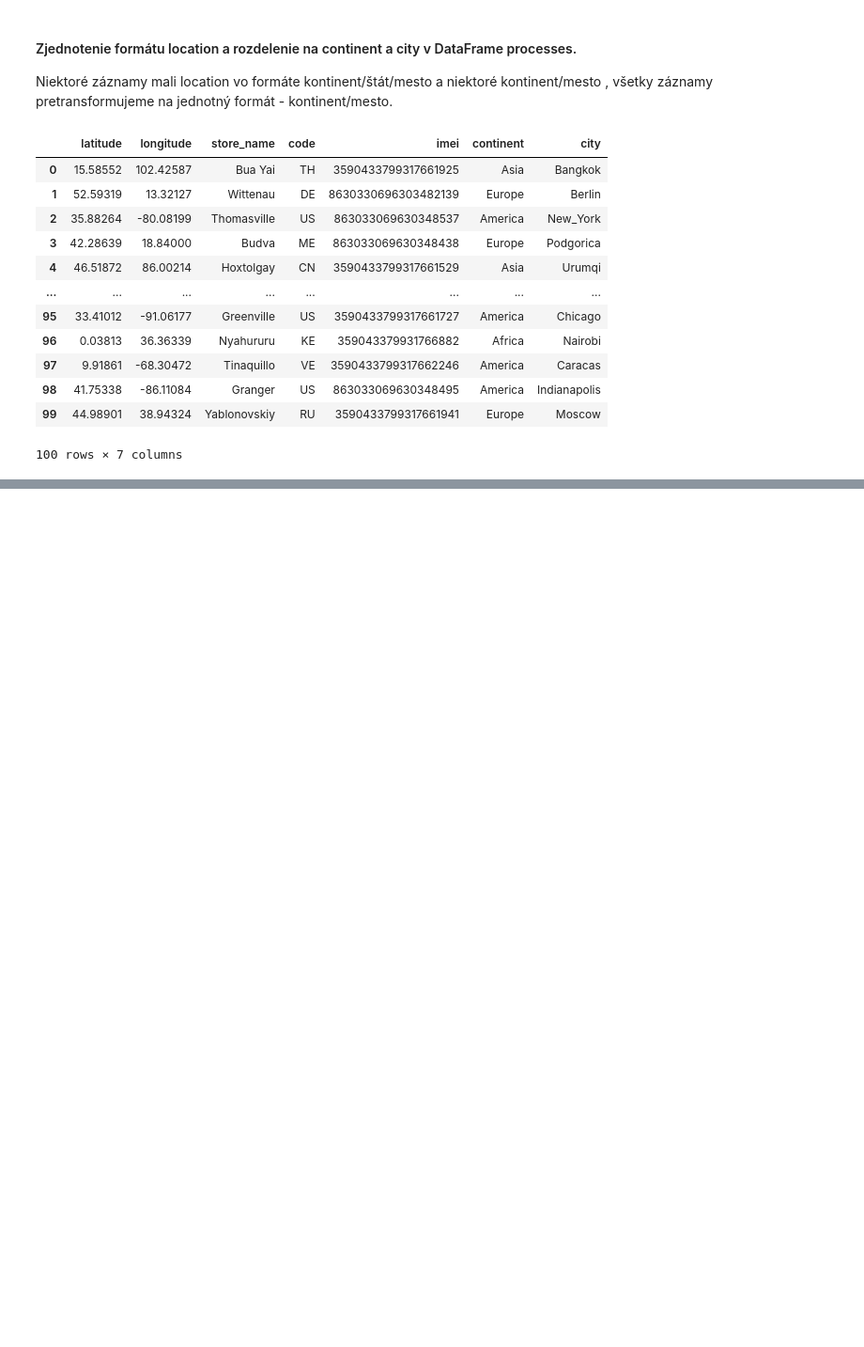
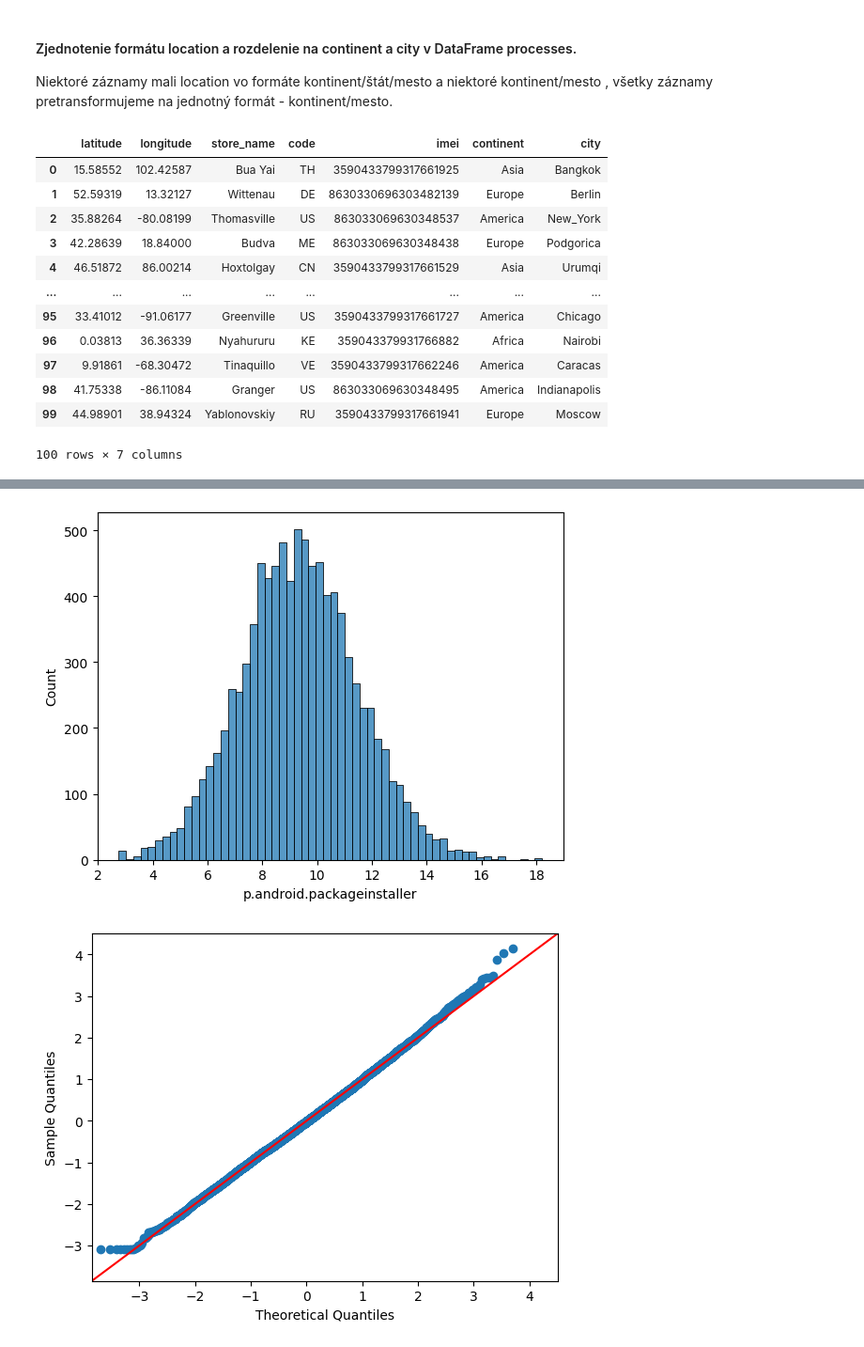
Before and after one commit to LeonRado1/IAU-zadanie, a Jupyter notebook: exploratory_analysis.ipynb, the cells around one changed output, grey strips where cells are left out. Shown at 94% size. Cells and saved outputs as stored; diff of their text form; code cells hidden in the pictures; blank space fills up the shorter version.

```diff
--- a/exploratory_analysis.ipynb
+++ b/exploratory_analysis.ipynb
@@ -743,0 +748,3 @@ devices.head(100)
+# %%
+p_pckg_instller_mwra_1 = processes.loc[processes.mwra == 1, 'p.android.packageinstaller']
+p_pckg_instller_mwra_1.describe()
@@ -743,0 +779,6 @@ devices.head(100)
+# %%
+sns.histplot(p_pckg_instller_mwra_1)
+_ = sm.ProbPlot(p_pckg_instller_mwra_1, fit=True).qqplot(line='45')
+# %% [output]
+[figure, added]
+[figure, added]
```
Also changed, not shown: parts of 11 cells of this notebook.
